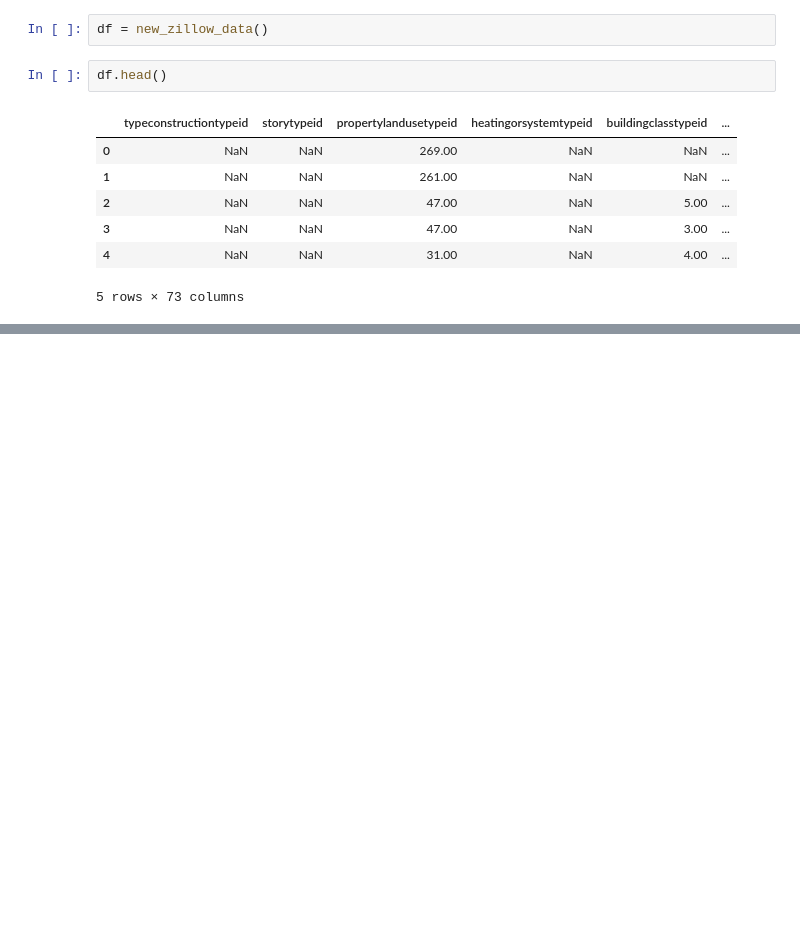
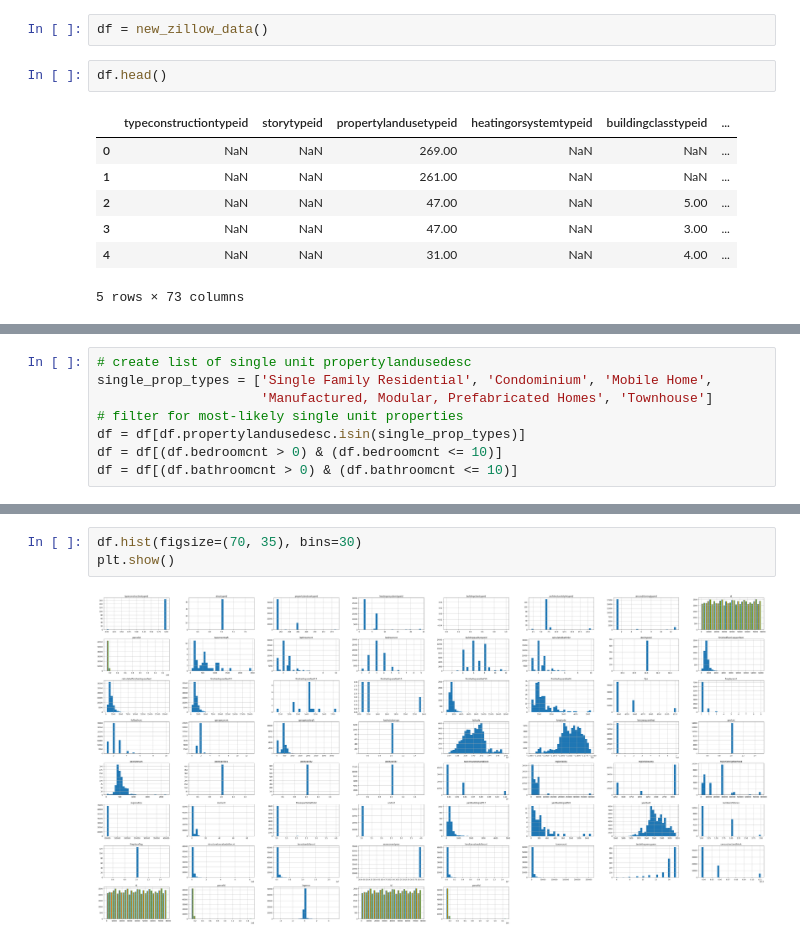
Before and after one commit to SLawsonWoods/clustering_zillow, a Jupyter notebook: drafting_notebook.ipynb, the cells around one changed output, grey strips where cells are left out. Saved outputs shown, nothing was run; the diff lists cells and outputs as text; blank space fills up the shorter version.

```diff
--- a/drafting_notebook.ipynb
+++ b/drafting_notebook.ipynb
@@ -71,0 +126,8 @@ df.head()
+# %%
+# create list of single unit propertylandusedesc
+single_prop_types = ['Single Family Residential', 'Condominium', 'Mobile Home',
+                     'Manufactured, Modular, Prefabricated Homes', 'Townhouse']
+# filter for most-likely single unit properties
+df = df[df.propertylandusedesc.isin(single_prop_types)]
+df = df[(df.bedroomcnt > 0) & (df.bedroomcnt <= 10)]
+df = df[(df.bathroomcnt > 0) & (df.bathroomcnt <= 10)]
@@ -71,0 +150,5 @@ df.head()
+# %%
+df.hist(figsize=(70, 35), bins=30)
+plt.show()
+# %% [output]
+[figure, added]
```
Also changed, not shown: parts of 6 cells of this notebook.
